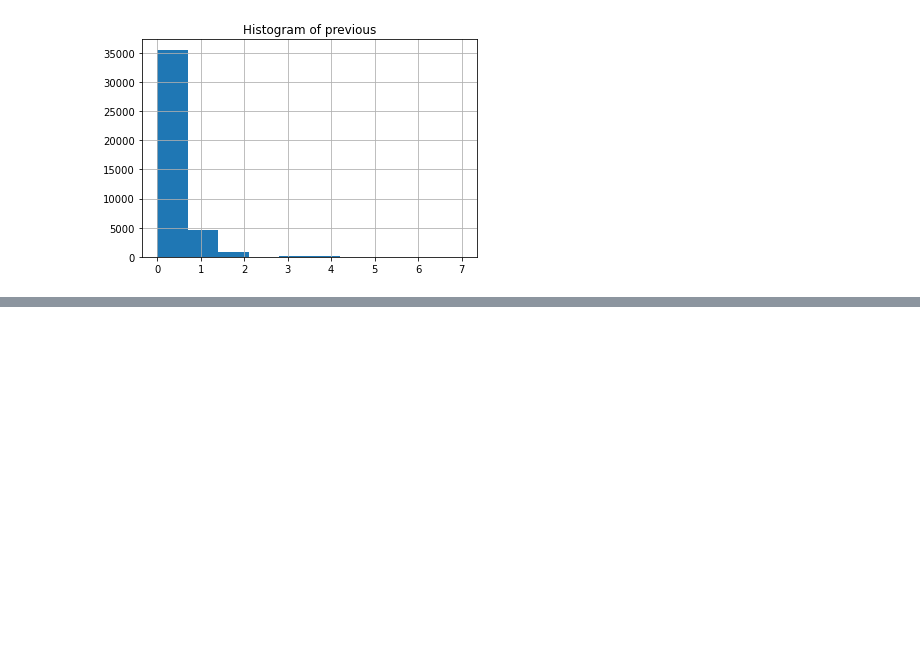
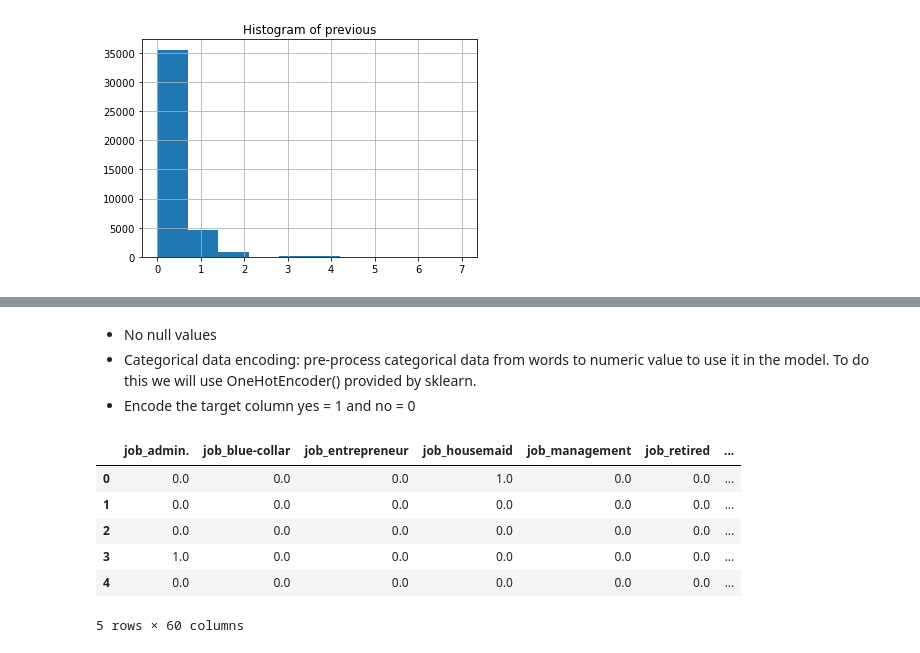
Before and after one commit to AndrewNguyen27296/DataGlacier, a Jupyter notebook: Asmaa.ipynb, the cells around one changed output, grey strips where cells are left out. Drawn from its saved outputs; the diff is of its cells as text; code cells hidden in the pictures; blank space fills up the shorter version.

```diff
--- a/Asmaa.ipynb
+++ b/Asmaa.ipynb
@@ -278,0 +305,28 @@ Text(0.5, 1.0, 'Histogram of previous')
+# %% [markdown]
+-  No null values
+- Categorical data encoding: pre-process categorical data from words to numeric value to use it in the model. To do this we will use OneHotEncoder() provided by sklearn.
+- Encode the target column yes = 1 and no = 0
+# %%
+encoder = OneHotEncoder(sparse=False)
+cat_cols = ['job', 'marital', 'education', 'default', 'housing', 'loan', 'contact', 'month', 'poutcome']
+
+# Encode categorical data
+df_encoded = pd.DataFrame(encoder.fit_transform(df[cat_cols]))
+df_encoded.columns = encoder.get_feature_names(cat_cols)
+
+# Replace Categotical Data with Encoded Data
+df = df.drop(cat_cols ,axis=1)
+df = pd.concat([df_encoded, df], axis=1)
+
+# Encode target value
+df['y'] = df['y'].apply(lambda x: 1 if x == 'yes' else 0)
+
+df.head()
+# %% [output]
+|  | job_admin. | job_blue-collar | job_entrepreneur | job_housemaid | job_management | job_retired | ... |
+| 0 | 0.0 | 0.0 | 0.0 | 1.0 | 0.0 | 0.0 | ... |
+| 1 | 0.0 | 0.0 | 0.0 | 0.0 | 0.0 | 0.0 | ... |
+| 2 | 0.0 | 0.0 | 0.0 | 0.0 | 0.0 | 0.0 | ... |
+| 3 | 1.0 | 0.0 | 0.0 | 0.0 | 0.0 | 0.0 | ... |
+| 4 | 0.0 | 0.0 | 0.0 | 0.0 | 0.0 | 0.0 | ... |
+5 rows × 60 columns
```
Also changed, not shown: parts of 7 cells of this notebook.
